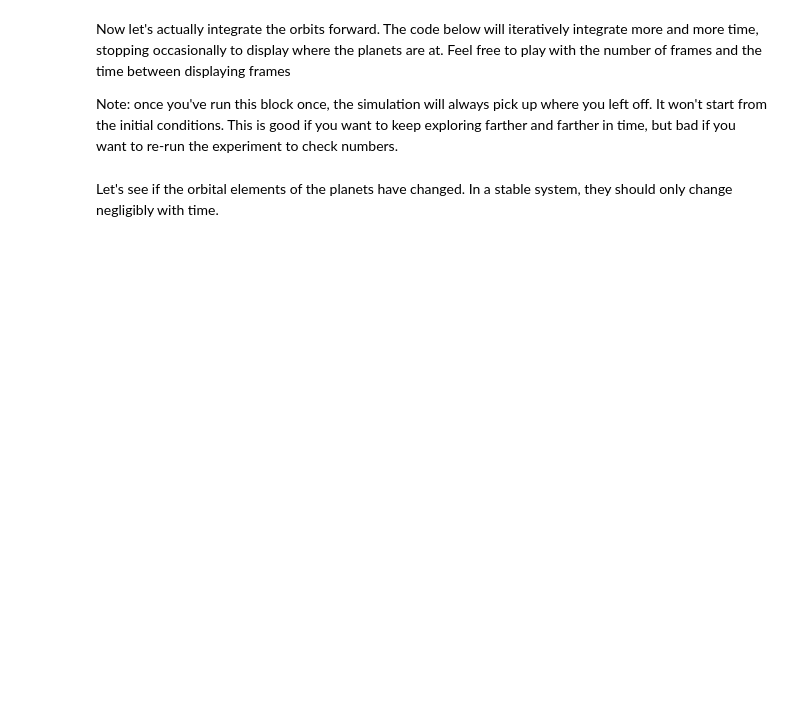
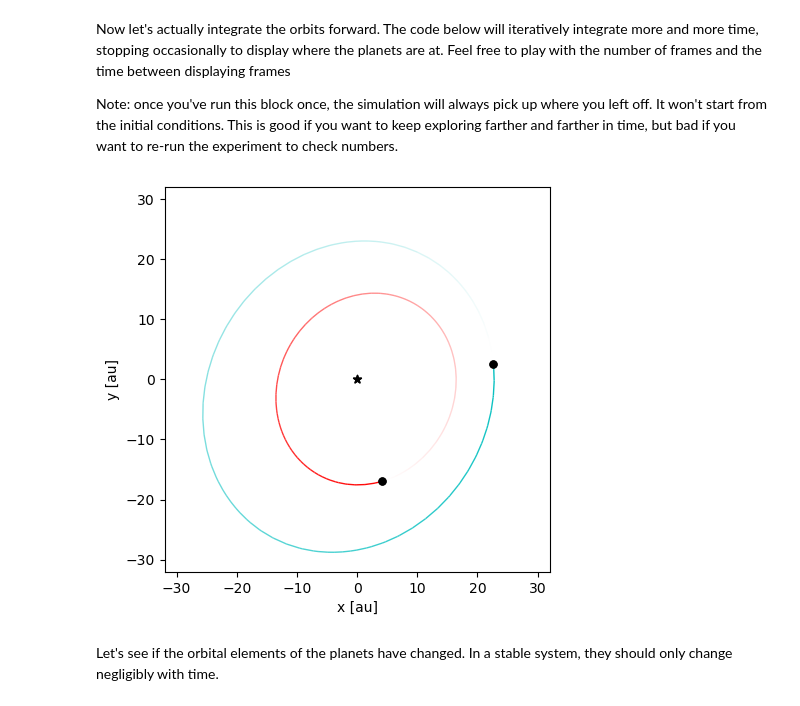
Before and after one commit to trentdupuy/PHYS10111_REBOUND, a Jupyter notebook: rebound_HR8799.ipynb, the cells around one changed output. Saved outputs shown, nothing was run; the diff lists cells and outputs as text; code cells hidden in the pictures; blank space fills up the shorter version.

```diff
--- a/rebound_HR8799.ipynb
+++ b/rebound_HR8799.ipynb
@@ -82,15 +102,17 @@ Now let's actually integrate the orbits forward. The code below will iteratively
 
 Note: once you've run this block once, the simulation will always pick up where you left off. It won't start from the initial conditions. This is good if you want to keep exploring farther and farther in time, but bad if you want to re-run the experiment to check numbers.
 # %%
-nframe = 500        # at home, I found that 500 frames
-framestep = sim.dt  # at 1 yr/frame took ~30 s to render
+nframe = 220        # at home, I found that frames render at a rate of 10 per second
+framestep = sim.dt
 
 fig = op.fig
 for i in range(nframe):
     op.sim.integrate(sim.t + framestep) # timestep the sim
-    clear_output(wait=True)             # clean up old plot
+    display.display(plt.gcf())          # start to...
+    display.clear_output(wait=True)     # ...clean up old plot
     op.update()                         # update plot data
-    fig.canvas.draw()                   # redraw figure
+# %% [output]
+[figure, added]
 # %% [markdown]
 Let's see if the orbital elements of the planets have changed. In a stable system, they should only change negligibly with time.
 # %%
```
Also changed, not shown: parts of 18 cells of this notebook.
